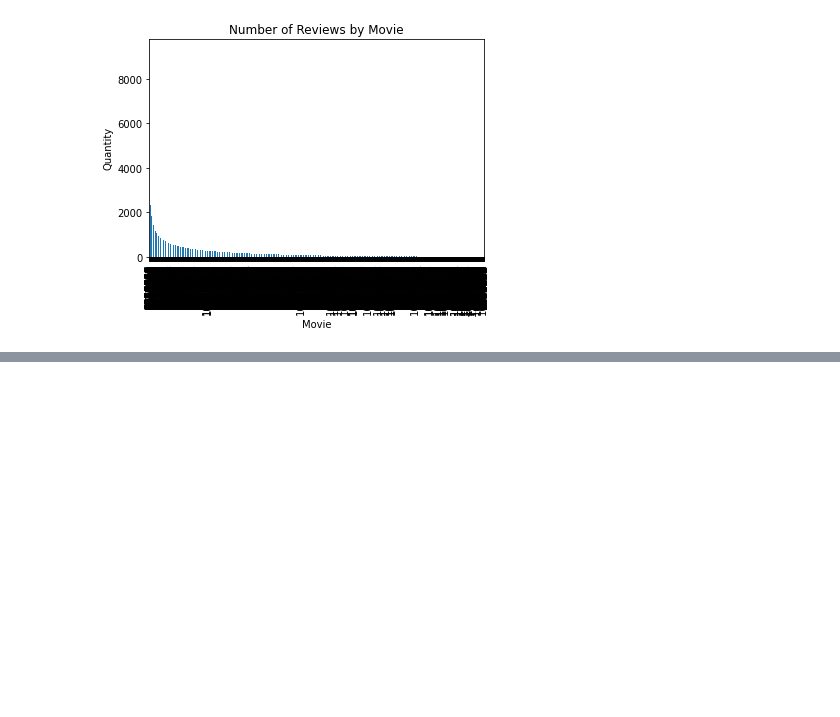
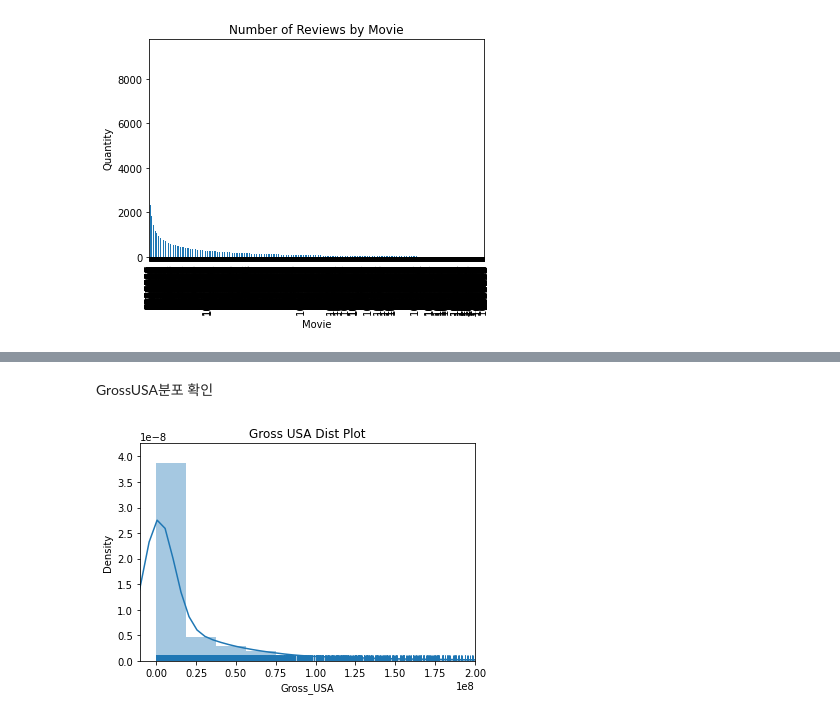
Before and after one commit to Datamin-D/movie_predict, a Jupyter notebook: [movie_predict]영화_리뷰_수집_확인,_전처리.ipynb, the cells around one changed output, grey strips where cells are left out. Drawn from its saved outputs; the diff is of its cells as text; code cells hidden in the pictures; blank space fills up the shorter version.

```diff
--- a/[movie_predict]영화_리뷰_수집_확인,_전처리.ipynb
+++ b/[movie_predict]영화_리뷰_수집_확인,_전처리.ipynb
@@ -1211,0 +1423,5 @@ plt.show()
+# %%
+import pickle
+with open('/gdrive/MyDrive/movie_predict/df_with_reviewnum_and_star_week4','rb') as fr:
+  df = pickle.load(fr)
+df
@@ -1211,0 +1442,10 @@ plt.show()
+# %% [markdown]
+GrossUSA분포 확인
+# %%
+sns.distplot(df['Gross_USA'], kde=True, rug=True)
+plt.title("Gross USA Dist Plot")
+plt.xlim(-10000000,200000000)
+# plt.ylim(0,0.4)
+plt.show()
+# %% [output]
+[figure, added]
```
Also changed, not shown: parts of 30 cells of this notebook.
